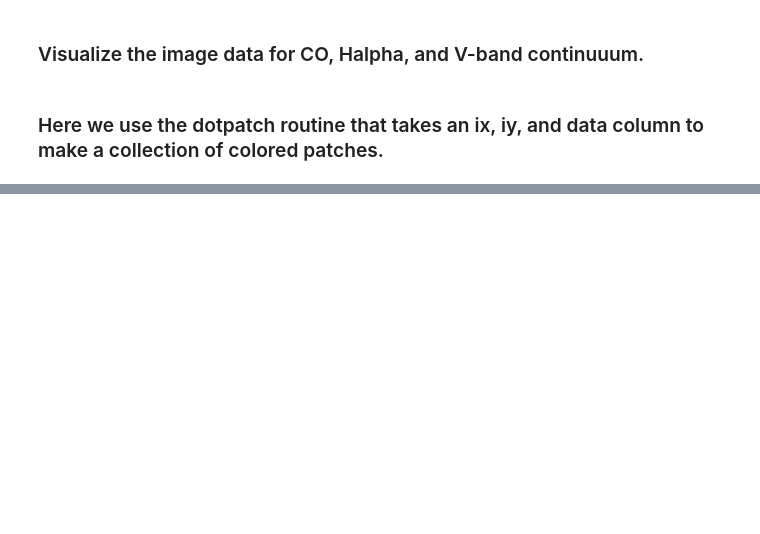
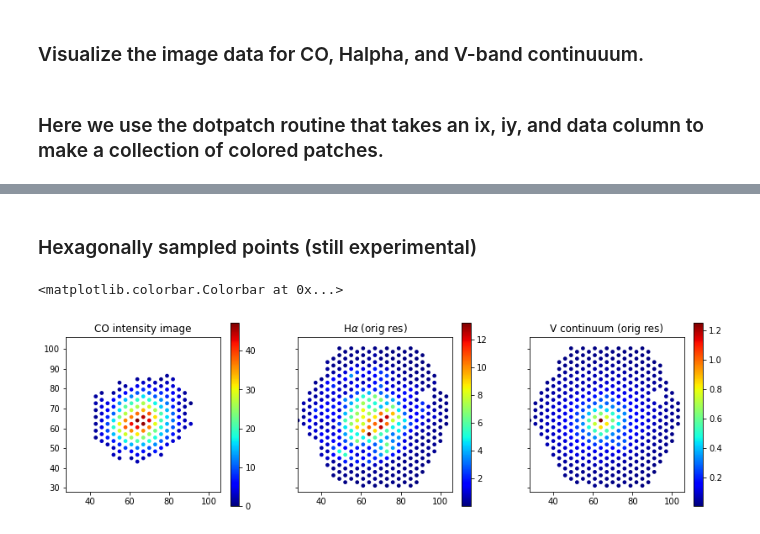
Before and after one commit to tonywong94/edge_pydb, a Jupyter notebook: demo_notebk/Tutorial.ipynb, the cells around one changed output, grey strips where cells are left out. Cells and saved outputs as stored; diff of their text form; code cells hidden in the pictures; blank space fills up the shorter version.

```diff
--- a/demo_notebk/Tutorial.ipynb
+++ b/demo_notebk/Tutorial.ipynb
@@ -254,0 +253,27 @@ plt.colorbar(img, ax=axs[2])
+# %% [markdown]
+### Hexagonally sampled points (still experimental)
+# %%
+fig, axs = plt.subplots(1, 3, figsize=(14,4), sharex=True, sharey=True)
+
+cotab = EdgeTable('NGC4047_hex.comom_smo7.hdf5', path='dil')
+img, xymin, xymax = dotpatch(cotab['ix'], cotab['iy'], cotab['mom0_12'], axes=axs[0], vmin=0, cmap='jet')
+axs[0].set_title('CO intensity image')
+axs[0].set_xlim([28,106])
+axs[0].set_ylim([28,106])
+axs[0].set_aspect('equal')
+plt.colorbar(img, ax=axs[0])
+
+hatab = EdgeTable('NGC4047_hex.pipe3d.hdf5', path='ELINES_rg')
+img, xymin, xymax = dotpatch(hatab['ix'], hatab['iy'], hatab['Halpha_rg'], axes=axs[1], cmap='jet')
+axs[1].set_title(r'H$\alpha$ (orig res)')
+axs[1].set_aspect('equal')
+plt.colorbar(img, ax=axs[1])
+
+ssptab = EdgeTable('NGC4047_hex.pipe3d.hdf5', path='SSP_rg')
+img, xymin, xymax = dotpatch(ssptab['ix'], ssptab['iy'], ssptab['Vcont_ssp_rg'], axes=axs[2], cmap='jet')
+axs[2].set_title('V continuum (orig res)')
+axs[2].set_aspect('equal')
+plt.colorbar(img, ax=axs[2])
+# %% [output]
+<matplotlib.colorbar.Colorbar at 0x...>
+[figure, added]
```
Also changed, not shown: parts of 11 cells of this notebook, 6 other files.
